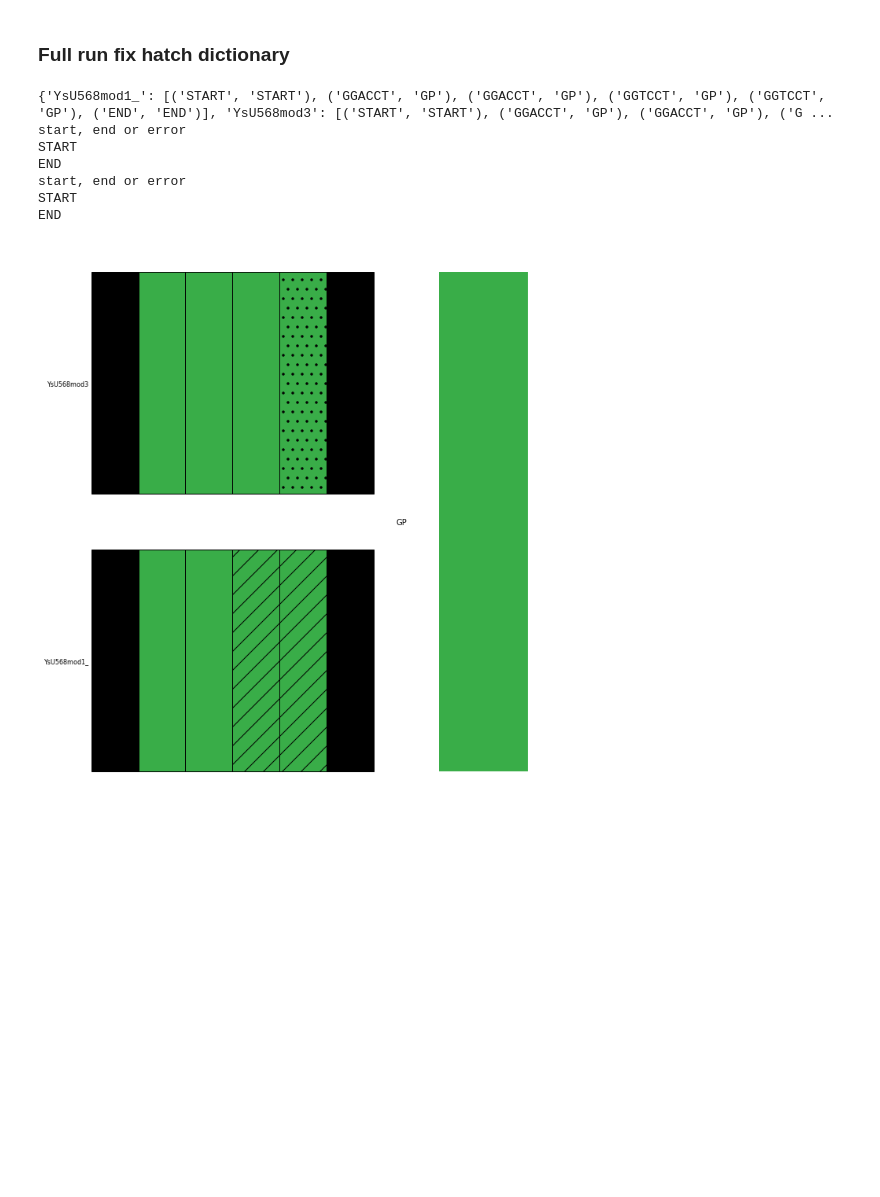
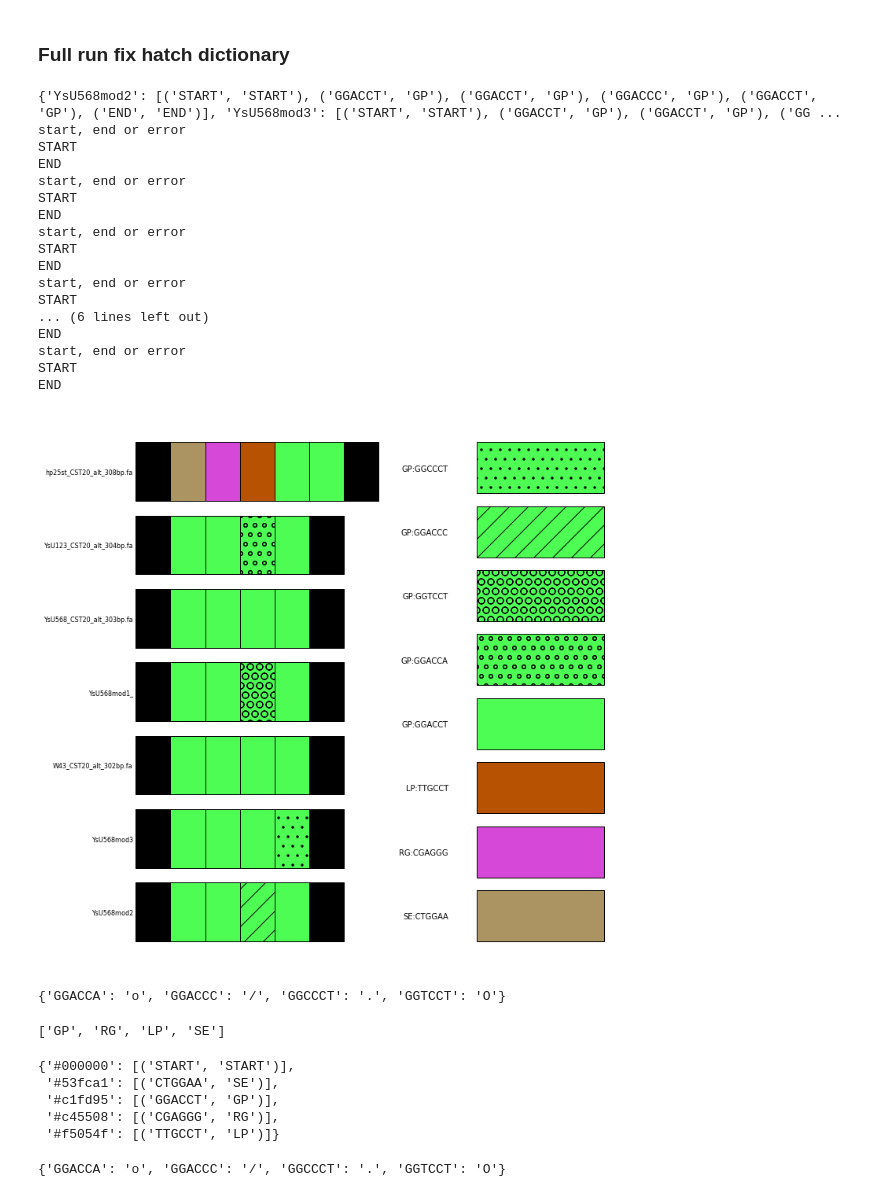
Before and after one commit to dwheelerau/201707JSCH, a Jupyter notebook: plotting.ipynb, the cells around one changed output. Cells and saved outputs as stored; diff of their text form; code cells hidden in the pictures; blank space fills up the shorter version.

```diff
--- a/plotting.ipynb
+++ b/plotting.ipynb
@@ -865,7 +865,7 @@ import seaborn as sns
 # SETTINGS
 # NOTE 1.
 # make this a sys.argv[1]
-tar_fasta = './retest3.fa' # './testfile_2.fasta'
+tar_fasta = './retest1.fa' # './testfile_2.fasta'
 AA_unit = 2 # 4
 dna_unit = AA_unit * 3
 AA_skipNterm = 8  # 12
@@ -1004,9 +1004,39 @@ for norep in start_end:
     col_dict.pop(norep, None)
 
 # custom key on right plot
-col2 = col_dict.values()
-labels2 = col_dict.keys()
-axes[1].barh(np.arange(len(labels2)),len(labels2)*[0.3], left=0.1, color=col2, align='center')
+#col2 = col_dict.values()
+#labels2 = col_dict.keys()
+col2 = []
+labels2 = []
+hatch2 = []
+for col in used_colors_dict:
+    dna, pep = used_colors_dict[col][0]
+    if dna == "START" or dna == 'END':
+        pass
+    else:
+        col2.append(col)
+        labels2.append("%s:%s"%(pep,dna))
+        hatch2.append("")
+        #hatch2.append("x")
+        # now check if any other translations
+        for altdna in hatch_dict:
+            if str(Seq(altdna).translate()) == pep:
+                ll = "%s:%s"%(pep,altdna)
+                if ll not in labels2:
+                    sym = hatch_dict[altdna]
+                    col2.append(col)
+                    labels2.append(ll)
+                    hatch2.append(sym)
+
+w = 0.5
+s = 1
+for i, y in enumerate(col2):
+    #xes[1].barh(labels2[i],w, left=s - w, color=col2[i],
+    #                align='center', edgecolor='black')
+    axes[1].barh(labels2[i],w, left=0.1, color=col2[i], align='center', edgecolor='black', hatch=hatch2[i])
+    s += 1
+
+#axes[1].barh(np.arange(len(labels2)),len(labels2)*[0.3], left=0.1, color=col2, align='center')
 axes[1].set_xbound((0,1))
 axes[1].set_xticklabels('')
 
@@ -1018,32 +1048,62 @@ plt.tick_params(top='off', bottom='off', left='on', right='off', labelleft='on',
 
 # turn of border and ticks
 axes[1].spines['top'].set_visible(False)
 axes[1].spines['right'].set_visible(False)
 axes[1].spines['bottom'].set_visible(False)
 axes[1].spines['left'].set_visible(False)
 axes[1].tick_params(axis=u'both', which=u'both',length=0)
 
 # # NOTE 2. set outfile as sys.argv
 fig.tight_layout()
 fig.savefig('CST20R1_24_0.pdf')
 plt.show()
 
 with open('datafile.txt', 'w') as f:
     for strain in strains:
         data = strains[strain]
         string = strain + ": "
         for d, r in data:
             if d == 'START' or d == 'END':
                 pass
             else:
                 string = string + "(%s-%s)"%(d,r)
         f.write(string + "\n")
 # %% [output]
-{'YsU568mod1_': [('START', 'START'), ('GGACCT', 'GP'), ('GGACCT', 'GP'), ('GGTCCT', 'GP'), ('GGTCCT', 'GP'), ('END', 'END')], 'YsU568mod3': [('START', 'START'), ('GGACCT', 'GP'), ('GGACCT', 'GP'), ('G ...
+{'YsU568mod2': [('START', 'START'), ('GGACCT', 'GP'), ('GGACCT', 'GP'), ('GGACCC', 'GP'), ('GGACCT', 'GP'), ('END', 'END')], 'YsU568mod3': [('START', 'START'), ('GGACCT', 'GP'), ('GGACCT', 'GP'), ('GG ...
 start, end or error
 START
 END
 start, end or error
 START
 END
+start, end or error
+START
+END
+start, end or error
+START
+... (6 lines left out)
+END
+start, end or error
+START
+END
-[figure, old version]
+[figure, new version]
+# %%
+hatch_dict
+# %% [output]
+{'GGACCA': 'o', 'GGACCC': '/', 'GGCCCT': '.', 'GGTCCT': 'O'}
+# %%
+col_dict.keys()
+# %% [output]
+['GP', 'RG', 'LP', 'SE']
+# %%
+used_colors_dict
+# %% [output]
+{'#000000': [('START', 'START')],
+ '#53fca1': [('CTGGAA', 'SE')],
+ '#c1fd95': [('GGACCT', 'GP')],
+ '#c45508': [('CGAGGG', 'RG')],
+ '#f5054f': [('TTGCCT', 'LP')]}
+# %%
+hatch_dict
+# %% [output]
+{'GGACCA': 'o', 'GGACCC': '/', 'GGCCCT': '.', 'GGTCCT': 'O'}
```
Also changed, not shown: parts of 4 cells of this notebook, 1 other file.
